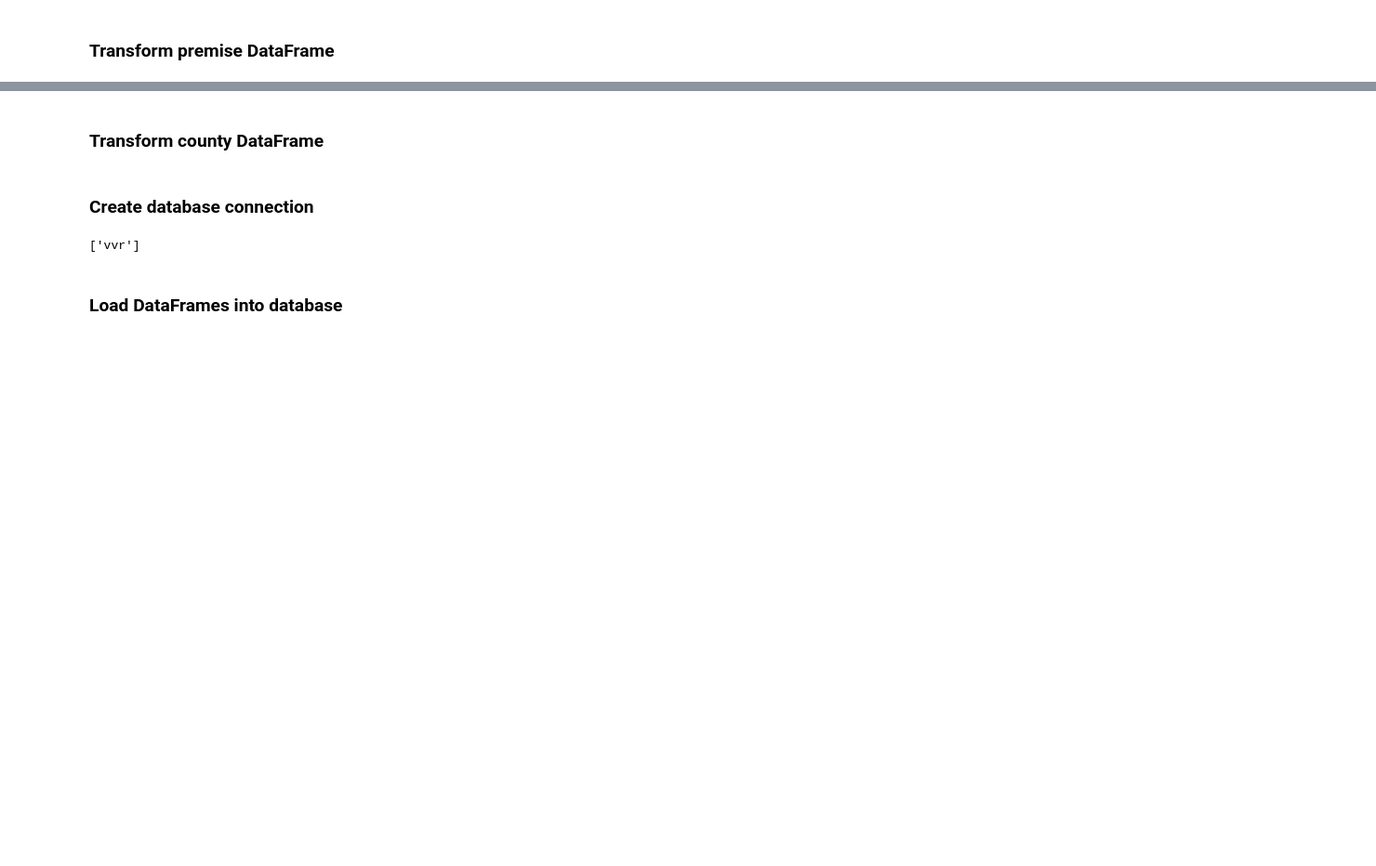
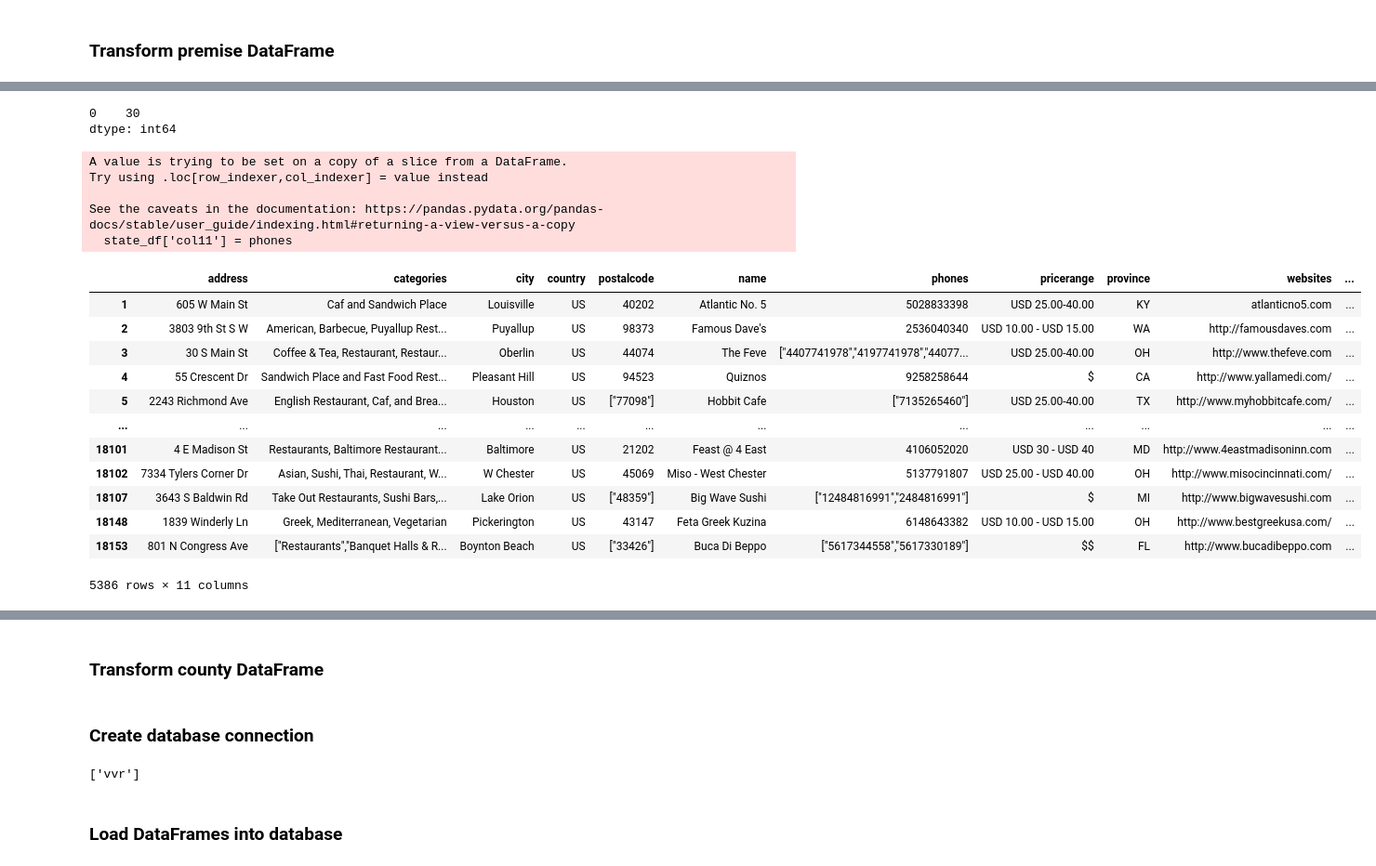
Before and after one commit to AlexanderLorin/RAM_project, a Jupyter notebook: pandas_etl.ipynb, the cells around one changed output, grey strips where cells are left out. Shown at 93% size. Cells and saved outputs as stored; diff of their text form; code cells hidden in the pictures; blank space fills up the shorter version.

```diff
--- a/pandas_etl.ipynb
+++ b/pandas_etl.ipynb
@@ -49,0 +104,2 @@ vvr_transformed.head()
+# %%
+pd.set_option('display.float_format', lambda x: '%.5f' % x)
@@ -49,0 +121,32 @@ vvr_transformed.head()
+# %%
+phones = state_df['phones'].str.extract(r'(\d{10})')
+phones[phones[0]==np.nan]
+idx = phones[0].str.len()!=10
+phones.isnull().sum()
+# %% [output]
+0    30
+dtype: int64
+# %%
+state_df['col11'] = phones
+# %% [output]
+A value is trying to be set on a copy of a slice from a DataFrame.
+Try using .loc[row_indexer,col_indexer] = value instead
+
+See the caveats in the documentation: https://pandas.pydata.org/pandas-docs/stable/user_guide/indexing.html#returning-a-view-versus-a-copy
+  state_df['col11'] = phones
+# %%
+state_df
+# %% [output]
+|  | address | categories | city | country | postalcode | name | phones | pricerange | province | websites | ... |
+| 1 | 605 W Main St | Caf and Sandwich Place | Louisville | US | 40202 | Atlantic No. 5 | 5028833398 | USD 25.00-40.00 | KY | atlanticno5.com | ... |
+| 2 | 3803 9th St S W | American, Barbecue, Puyallup Rest... | Puyallup | US | 98373 | Famous Dave's | 2536040340 | USD 10.00 - USD 15.00 | WA | http://famousdaves.com | ... |
+| 3 | 30 S Main St | Coffee & Tea, Restaurant, Restaur... | Oberlin | US | 44074 | The Feve | ["4407741978","4197741978","44077... | USD 25.00-40.00 | OH | http://www.thefeve.com | ... |
+| 4 | 55 Crescent Dr | Sandwich Place and Fast Food Rest... | Pleasant Hill | US | 94523 | Quiznos | 9258258644 | $ | CA | http://www.yallamedi.com/ | ... |
+| 5 | 2243 Richmond Ave | English Restaurant, Caf, and Brea... | Houston | US | ["77098"] | Hobbit Cafe | ["7135265460"] | USD 25.00-40.00 | TX | http://www.myhobbitcafe.com/ | ... |
+| ... | ... | ... | ... | ... | ... | ... | ... | ... | ... | ... | ... |
+| 18101 | 4 E Madison St | Restaurants, Baltimore Restaurant... | Baltimore | US | 21202 | Feast @ 4 East | 4106052020 | USD 30 - USD 40 | MD | http://www.4eastmadisoninn.com | ... |
+| 18102 | 7334 Tylers Corner Dr | Asian, Sushi, Thai, Restaurant, W... | W Chester | US | 45069 | Miso - West Chester | 5137791807 | USD 25.00 - USD 40.00 | OH | http://www.misocincinnati.com/ | ... |
+| 18107 | 3643 S Baldwin Rd | Take Out Restaurants, Sushi Bars,... | Lake Orion | US | ["48359"] | Big Wave Sushi | ["12484816991","2484816991"] | $ | MI | http://www.bigwavesushi.com | ... |
+| 18148 | 1839 Winderly Ln | Greek, Mediterranean, Vegetarian | Pickerington | US | 43147 | Feta Greek Kuzina | 6148643382 | USD 10.00 - USD 15.00 | OH | http://www.bestgreekusa.com/ | ... |
+| 18153 | 801 N Congress Ave | ["Restaurants","Banquet Halls & R... | Boynton Beach | US | ["33426"] | Buca Di Beppo | ["5617344558","5617330189"] | $$ | FL | http://www.bucadibeppo.com | ... |
+5386 rows × 11 columns
```
Also changed, not shown: parts of 24 cells of this notebook, 1 other file.
